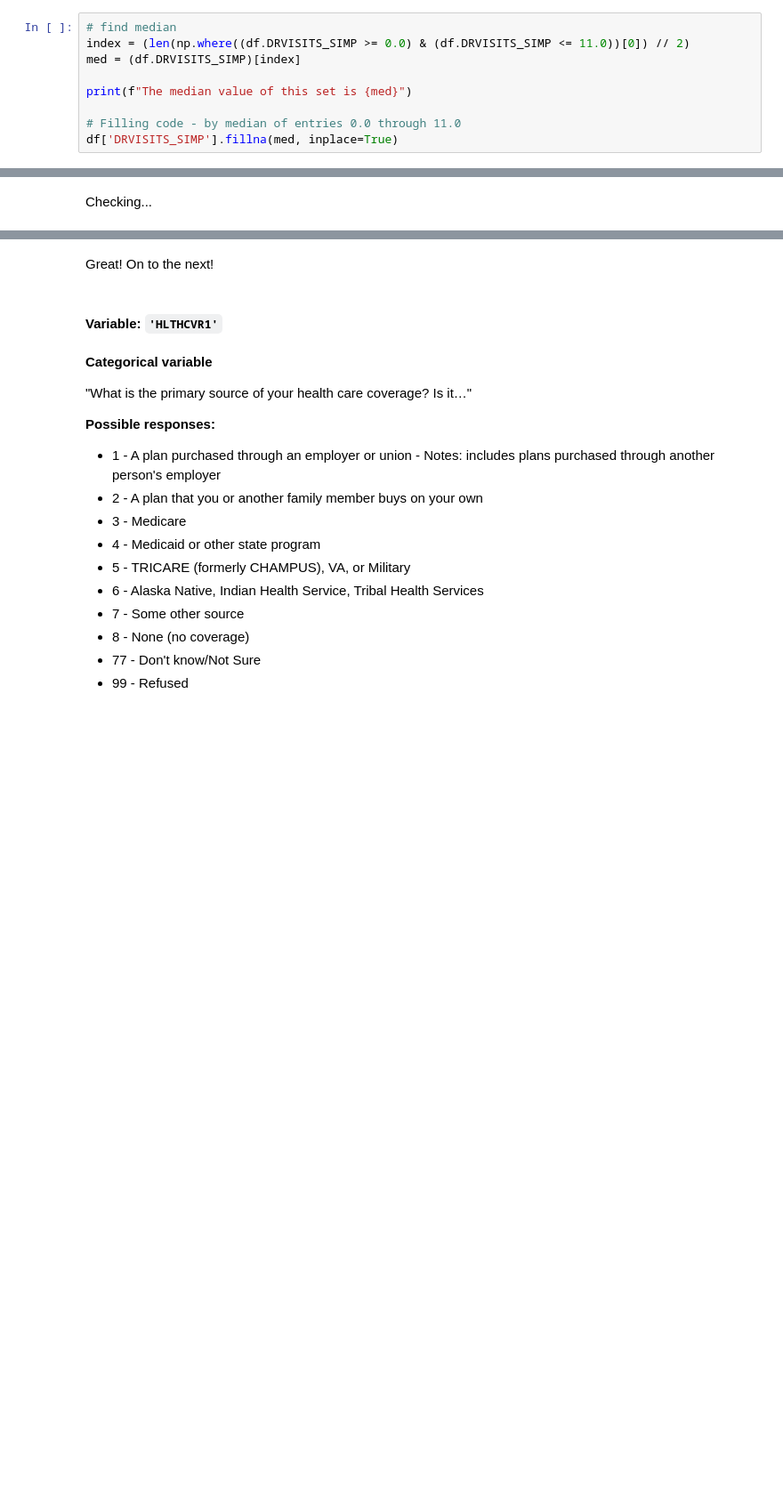
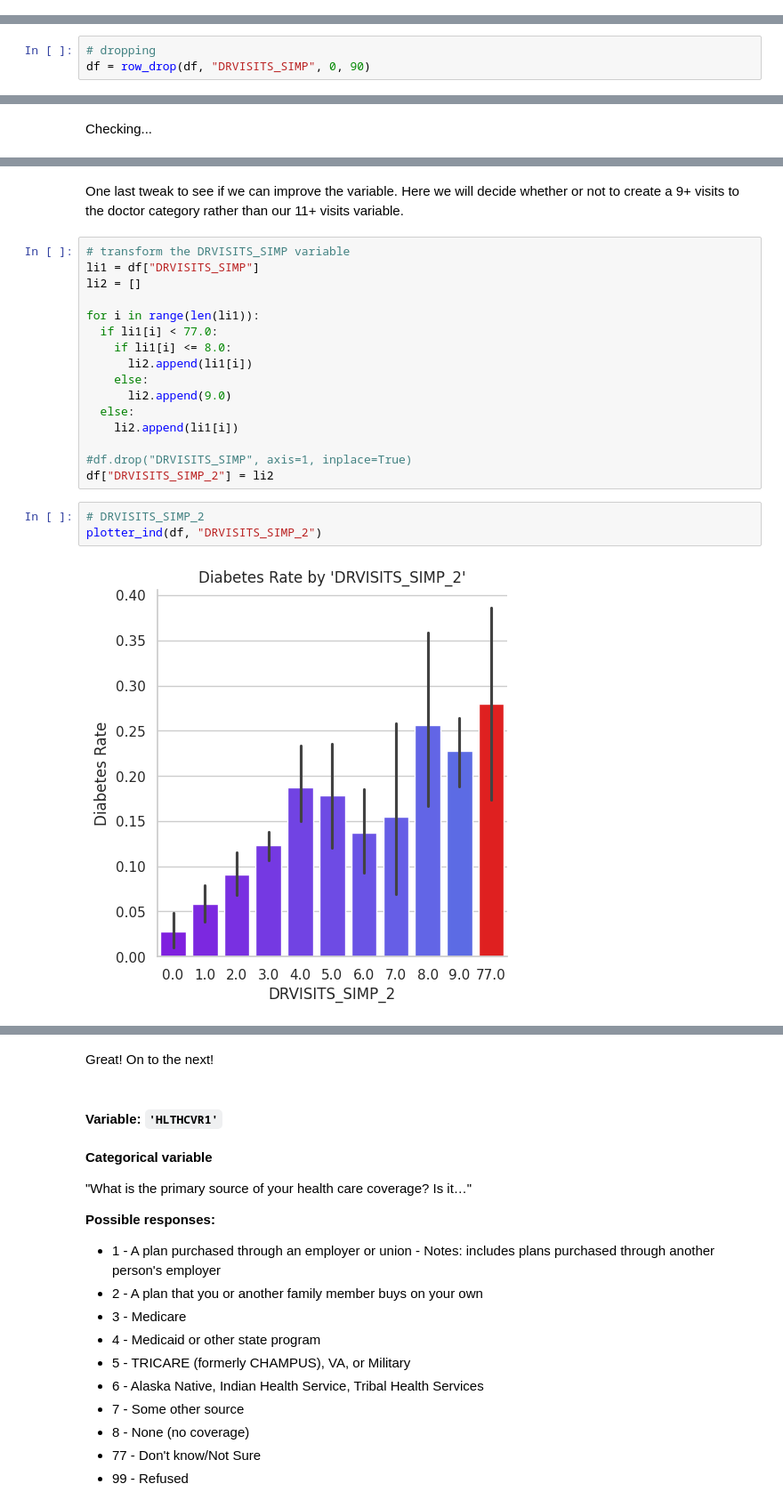
Before and after one commit to Chachi36/Diabetes-Factors-Demo-Notebook, a Jupyter notebook: Diabetes_Risk_Notebook.ipynb, the cells around one changed output, grey strips where cells are left out. Shown at 89% size. Saved outputs shown, nothing was run; the diff lists cells and outputs as text; blank space fills up the shorter version.

```diff
--- a/Diabetes_Risk_Notebook.ipynb
+++ b/Diabetes_Risk_Notebook.ipynb
@@ -1725,9 +1640,0 @@ With a correlation of `0.117397`, this variable has become too important to drop
-# %%
-# find median
-index = (len(np.where((df.DRVISITS_SIMP >= 0.0) & (df.DRVISITS_SIMP <= 11.0))[0]) // 2)
-med = (df.DRVISITS_SIMP)[index]
-
-print(f"The median value of this set is {med}")
-
-# Filling code - by median of entries 0.0 through 11.0
-df['DRVISITS_SIMP'].fillna(med, inplace=True)
@@ -1739,0 +1641,3 @@ See the caveats in the documentation: https://pandas.pydata.org/pandas-docs/stab
+# %%
+# dropping
+df = row_drop(df, "DRVISITS_SIMP", 0, 90)
@@ -1762,3 +1673,26 @@ The total number of entries is 4390.
+# %% [markdown]
+One last tweak to see if we can improve the variable.  Here we will decide whether or not to create a 9+ visits to the doctor category rather than our 11+ visits variable.
+# %%
+# transform the DRVISITS_SIMP variable
+li1 = df["DRVISITS_SIMP"]
+li2 = []
+
+for i in range(len(li1)):
+  if li1[i] < 77.0:
+    if li1[i] <= 8.0:
+      li2.append(li1[i])
+    else:
+      li2.append(9.0)
+  else:
+    li2.append(li1[i])
+
+#df.drop("DRVISITS_SIMP", axis=1, inplace=True)
+df["DRVISITS_SIMP_2"] = li2
+# %%
+# DRVISITS_SIMP_2
+plotter_ind(df, "DRVISITS_SIMP_2")
+# %% [output]
+[figure, added]
 # %%
 # Ranked from least to most absolute value of correlation with DIABETE_SIMP
 df.corr()['DIABETE_SIMP'].abs().sort_values()
```
Also changed, not shown: parts of 54 cells of this notebook.
